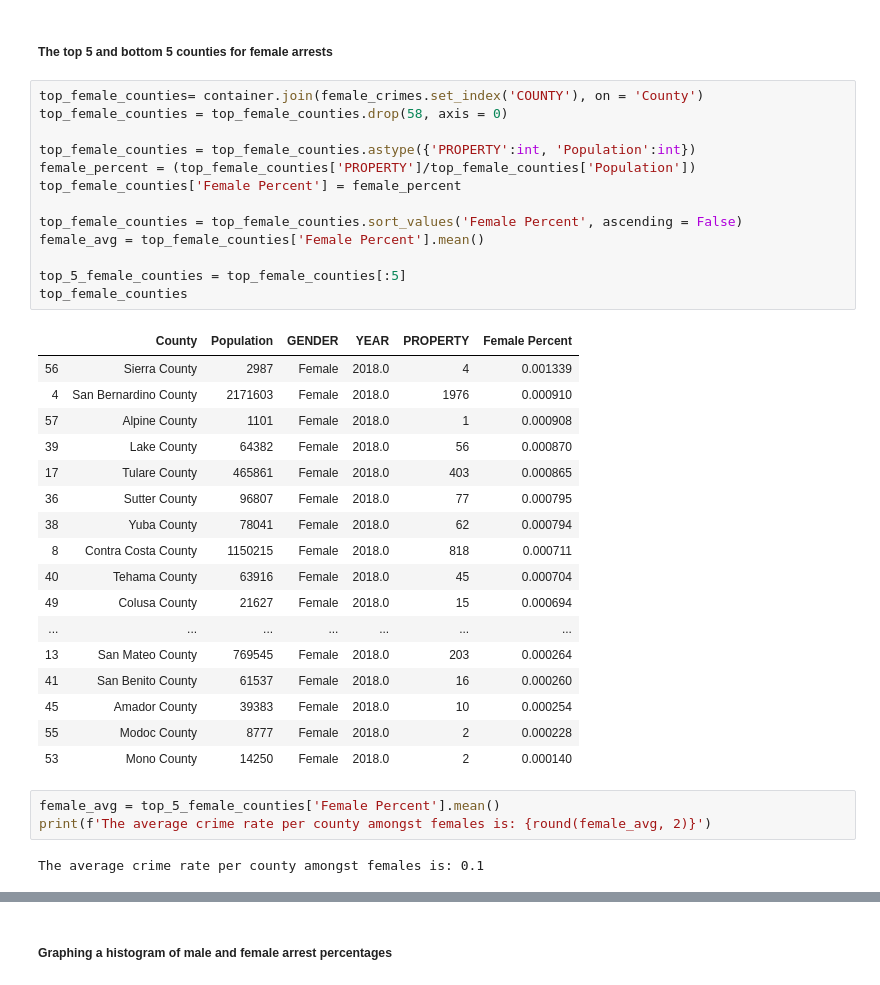
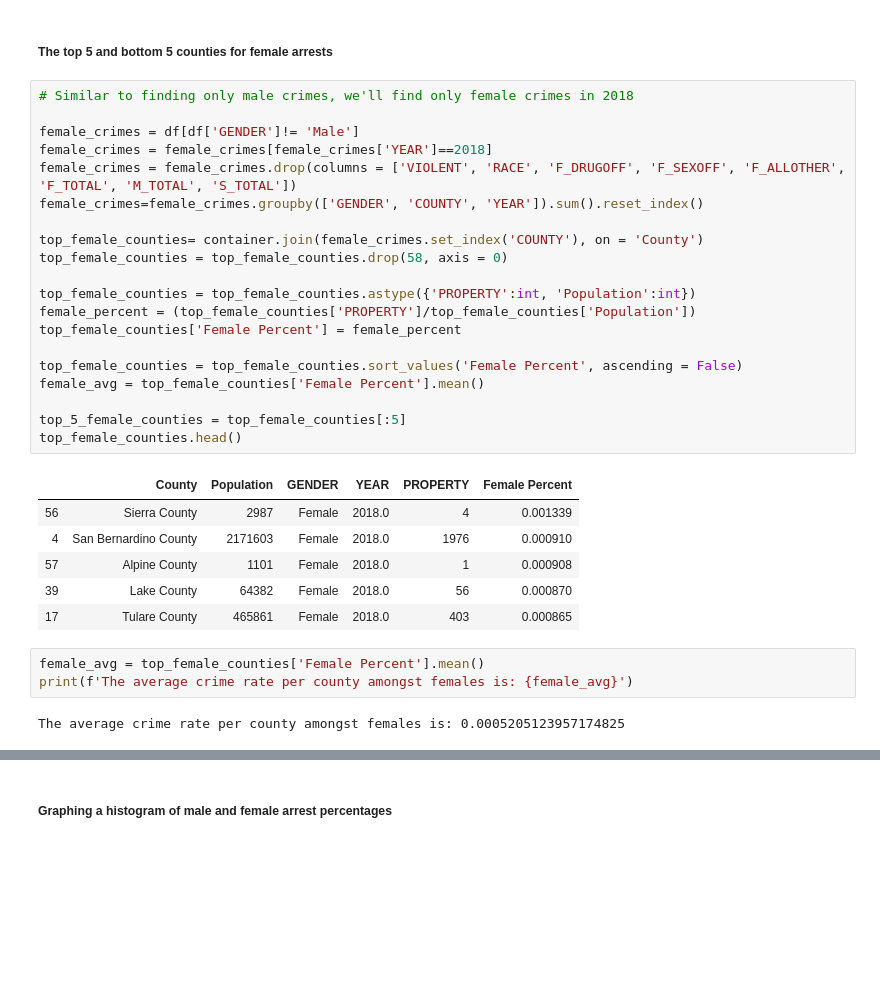
Before and after one commit to joseh4/Testing-the-link-between-fast-food-restaurants-and-property-crime-in-CA, a Jupyter notebook: master-notebook-crime.ipynb, the cells around one changed output, grey strips where cells are left out. Cells and saved outputs as stored; diff of their text form; blank space fills up the shorter version.

```diff
--- a/master-notebook-crime.ipynb
+++ b/master-notebook-crime.ipynb
@@ -366,41 +211,37 @@ bot_5_male_counties
 # %% [markdown]
 ##### The top 5 and bottom 5 counties for female arrests
 # %%
+# Similar to finding only male crimes, we'll find only female crimes in 2018
+
+female_crimes = df[df['GENDER']!= 'Male']
+female_crimes = female_crimes[female_crimes['YEAR']==2018]
+female_crimes = female_crimes.drop(columns = ['VIOLENT', 'RACE', 'F_DRUGOFF', 'F_SEXOFF', 'F_ALLOTHER', 'F_TOTAL', 'M_TOTAL', 'S_TOTAL'])
+female_crimes=female_crimes.groupby(['GENDER', 'COUNTY', 'YEAR']).sum().reset_index()
+
 top_female_counties= container.join(female_crimes.set_index('COUNTY'), on = 'County')
 top_female_counties = top_female_counties.drop(58, axis = 0)
 
 top_female_counties = top_female_counties.astype({'PROPERTY':int, 'Population':int})
 female_percent = (top_female_counties['PROPERTY']/top_female_counties['Population'])
 top_female_counties['Female Percent'] = female_percent
 
 top_female_counties = top_female_counties.sort_values('Female Percent', ascending = False)
 female_avg = top_female_counties['Female Percent'].mean()
 
 top_5_female_counties = top_female_counties[:5]
-top_female_counties
+top_female_counties.head()
 # %% [output]
 |  | County | Population | GENDER | YEAR | PROPERTY | Female Percent |
 | 56 | Sierra County | 2987 | Female | 2018.0 | 4 | 0.001339 |
 | 4 | San Bernardino County | 2171603 | Female | 2018.0 | 1976 | 0.000910 |
 | 57 | Alpine County | 1101 | Female | 2018.0 | 1 | 0.000908 |
 | 39 | Lake County | 64382 | Female | 2018.0 | 56 | 0.000870 |
 | 17 | Tulare County | 465861 | Female | 2018.0 | 403 | 0.000865 |
-| 36 | Sutter County | 96807 | Female | 2018.0 | 77 | 0.000795 |
-| 38 | Yuba County | 78041 | Female | 2018.0 | 62 | 0.000794 |
-| 8 | Contra Costa County | 1150215 | Female | 2018.0 | 818 | 0.000711 |
-| 40 | Tehama County | 63916 | Female | 2018.0 | 45 | 0.000704 |
-| 49 | Colusa County | 21627 | Female | 2018.0 | 15 | 0.000694 |
-| ... | ... | ... | ... | ... | ... | ... |
-| 13 | San Mateo County | 769545 | Female | 2018.0 | 203 | 0.000264 |
-| 41 | San Benito County | 61537 | Female | 2018.0 | 16 | 0.000260 |
-| 45 | Amador County | 39383 | Female | 2018.0 | 10 | 0.000254 |
-| 55 | Modoc County | 8777 | Female | 2018.0 | 2 | 0.000228 |
-| 53 | Mono County | 14250 | Female | 2018.0 | 2 | 0.000140 |
 # %%
-female_avg = top_5_female_counties['Female Percent'].mean()
-print(f'The average crime rate per county amongst females is: {round(female_avg, 2)}')
+female_avg = top_female_counties['Female Percent'].mean()
+print(f'The average crime rate per county amongst females is: {female_avg}')
 # %% [output]
-The average crime rate per county amongst females is: 0.1
+The average crime rate per county amongst females is: 0.0005205123957174825
 # %%
 bot_5_female_counties = top_female_counties[-5:]
 bot_5_female_counties
```
Also changed, not shown: parts of 47 cells of this notebook.
